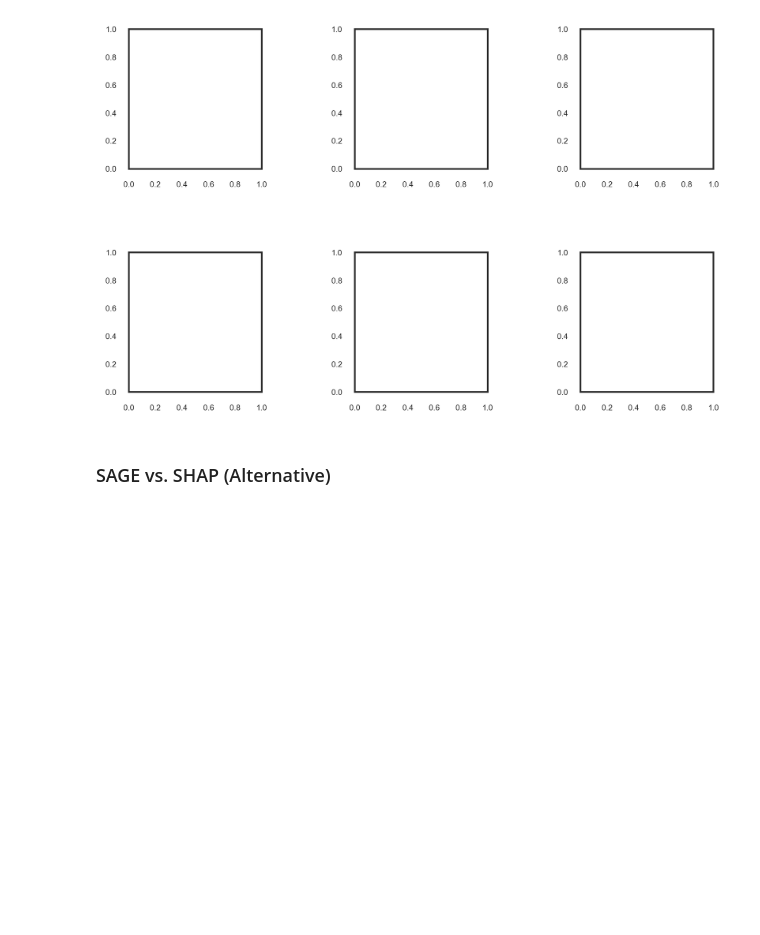
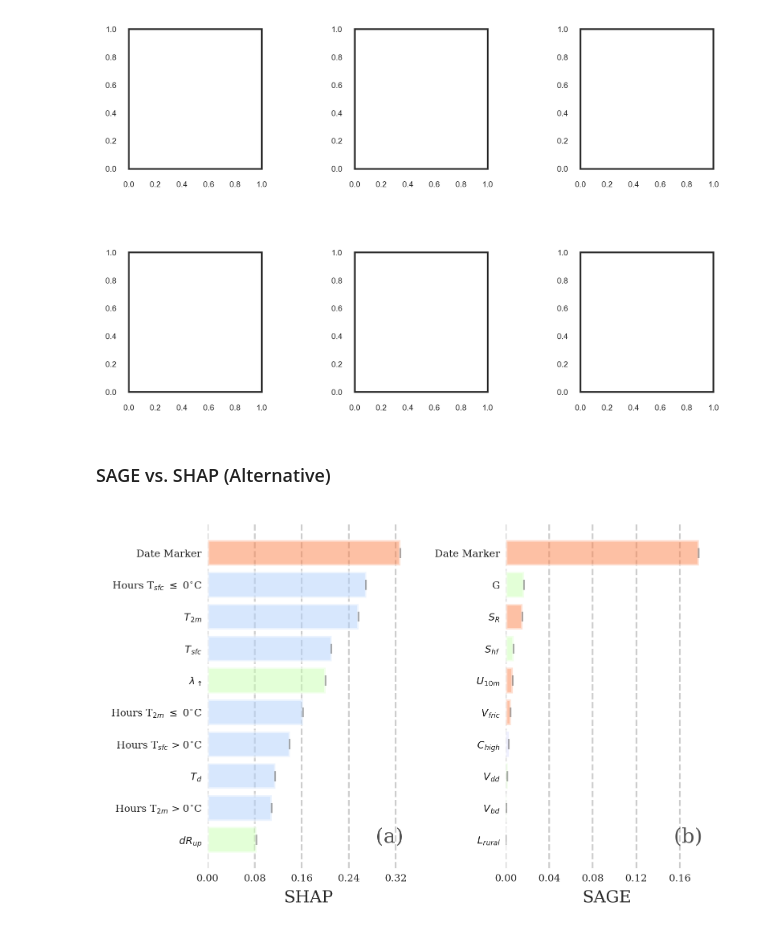
Before and after one commit to monte-flora/explain_tutorial, a Jupyter notebook: src/tutorial_notebooks/Notebook02_Explainability_Tutorial.ipynb, the cells around one changed output. Cells and saved outputs as stored; diff of their text form; code cells hidden in the pictures; blank space fills up the shorter version.

```diff
--- a/src/tutorial_notebooks/Notebook02_Explainability_Tutorial.ipynb
+++ b/src/tutorial_notebooks/Notebook02_Explainability_Tutorial.ipynb
@@ -107,6 +115,5 @@ MODEL_BASE_PATH = os.path.join(BASE_PATH, 'models')
 # %%
-dataset = 'road_surface'
-model, X, y, groups = load_data_and_model(dataset, DATA_BASE_PATH, MODEL_BASE_PATH, return_groups=True)
+model, X, y, groups = load_data_and_model(DATASET, DATA_BASE_PATH, MODEL_BASE_PATH, return_groups=True)
 # %% [markdown]
 ### Visualize the Features
 
@@ -139,9 +146,9 @@ plt.subplots_adjust(wspace=0.5, hspace=0.6)
 # %% [markdown]
 ### Load the SHAP and ALE results
 # %%
-shap_ds = xr.load_dataset(os.path.join(RESULTS_PATH, f'shap_{dataset}.nc'))
-ale_data = xr.load_dataset(os.path.join(RESULTS_PATH, f'ale_{dataset}.nc'))
-sage_rank = xr.load_dataset(os.path.join(RESULTS_PATH, f'sage_{dataset}.nc'))
+shap_ds = xr.load_dataset(os.path.join(RESULTS_PATH, f'shap_{DATASET}.nc'))
+ale_data = xr.load_dataset(os.path.join(RESULTS_PATH, f'ale_{DATASET}.nc'))
+sage_rank = xr.load_dataset(os.path.join(RESULTS_PATH, f'sage_{DATASET}.nc'))
 
 shap_df = pd.DataFrame(shap_ds[f'shap_values__{model[0]}'], columns=shap_ds.attrs['features'])
 
@@ -216,7 +223,7 @@ X_grouped = group_feature_values(X, groups, inds, func=np.max)
 grouped_shap_ds = group_local_values(shap_ds, groups, X_grouped, inds)
 
 explainer = skexplain.ExplainToolkit(X=X_grouped)
-sage_rank = explainer.load(os.path.join(RESULTS_PATH, f'grouped_sage_{dataset}.nc'))
+sage_rank = explainer.load(os.path.join(RESULTS_PATH, f'grouped_sage_{DATASET}.nc'))
 
 # Rank the grouped SHAP values by the mean absolute value.
 est_name = model[0]
@@ -287,7 +294,7 @@ interaction_index= {'road_surface' : 'sfc_temp',
 plotter= PlotStructure(BASE_FONT_SIZE = 16)
 
 explainer = skexplain.ExplainToolkit(X=X)
-rank = explainer.load(os.path.join(RESULTS_PATH, f'sage_{dataset}.nc'))
+rank = explainer.load(os.path.join(RESULTS_PATH, f'sage_{DATASET}.nc'))
 features = list(rank[f'sage_rankings__{model[0]}'].values[:6])
 vals_df = pd.DataFrame(shap_ds[f'shap_values__{model[0]}'].values, columns=shap_ds.attrs['features'])
 
@@ -303,7 +310,7 @@ fig, axes = explainer.scatter_plot(
                     estimator_name = model[0],
                     display_feature_names=display_feature_names,
                     display_units = display_units,
-                    interaction_index=interaction_index[dataset],
+                    interaction_index=interaction_index[DATASET],
                     orientation = 'horizontal',
                     ylabel = ylabel,
 
@@ -354,37 +361,39 @@ The aliases was originally deprecated in NumPy 1.20; for more details and guidan
 ### SAGE vs. SHAP (Alternative)
 # %%
 explainer = skexplain.ExplainToolkit()
-sage_rank = explainer.load(os.path.join(RESULTS_PATH, f'sage_{dataset}.nc'))
+sage_rank = explainer.load(os.path.join(RESULTS_PATH, f'sage_{DATASET}.nc'))
 
 est_name = model[0]
 
 vals = shap_ds[f'shap_values__{est_name}'].values
 
 shap_rank = to_skexplain_importance(vals,
                                      estimator_name=est_name,
                                      feature_names=list(shap_ds.attrs['features']),
                                      method ='shap_sum',
                                      normalize=False
                                        )
 
 data = [shap_rank, sage_rank]
 panels = [('shap_sum', est_name), ('sage', est_name)]
 
 xlabels=['SHAP', 'SAGE']
 fig, axes = explainer.plot_importance(data=data, panels=panels,
                                 num_vars_to_plot=10,
                                 feature_colors=feature_colors,
                                 display_feature_names=display_feature_names,
                                 figsize=(6,4),
                                 n_columns=2,
                                 xlabels=xlabels,
                                 base_font_size= 12,
                                 alphabet_fontsize=12,
                                 rho_threshold=0.7,
 
                                )
 for ax in axes.flat:
     ax.xaxis.grid(ls='dashed')
     ax.set_title('')
 
 plt.tight_layout()
+# %% [output]
+[figure, added]
```
Also changed, not shown: parts of 6 cells of this notebook, 1 other file.
